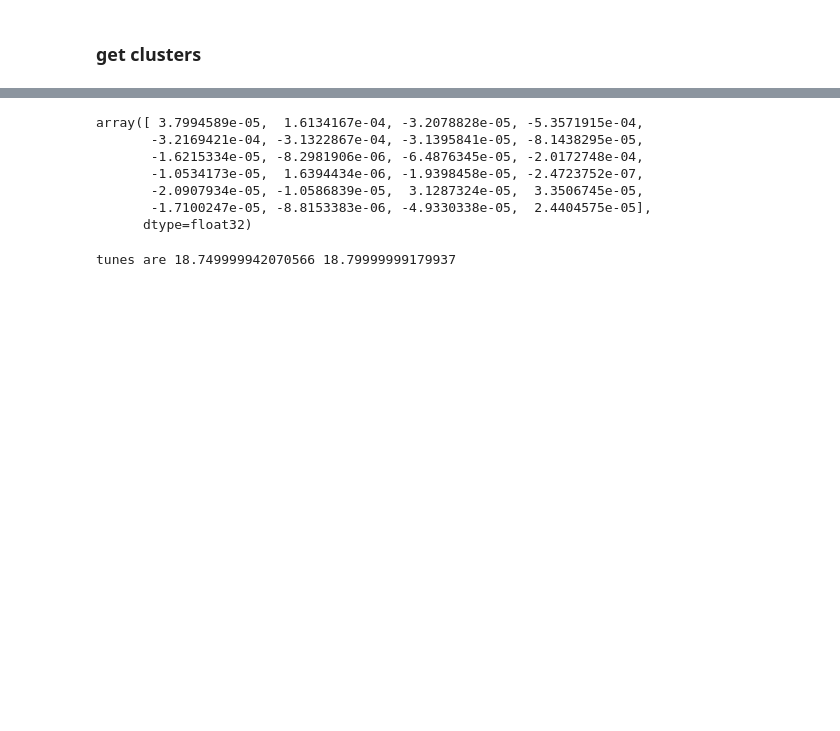
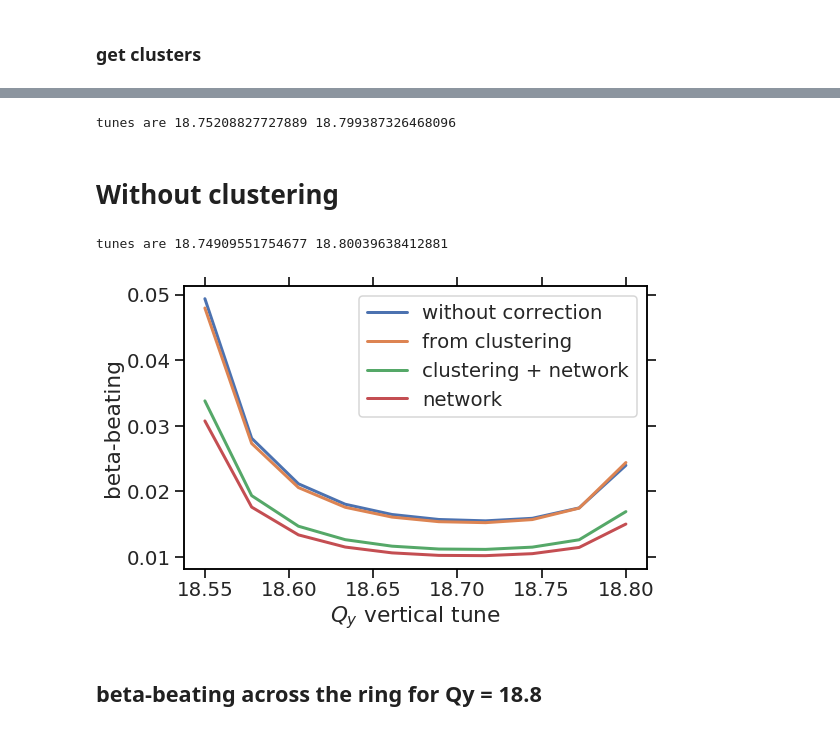
Before and after one commit to drabusov/predict_correctors, a Jupyter notebook: network.ipynb, the cells around one changed output, grey strips where cells are left out. Saved outputs shown, nothing was run; the diff lists cells and outputs as text; code cells hidden in the pictures; blank space fills up the shorter version.

```diff
--- a/network.ipynb
+++ b/network.ipynb
@@ -271,23 +269,54 @@ plt.show();
+# %%
+# now predict using the data bout clusters
+cluster_names = [f"{name}_median" for name in Y.columns.tolist()]
+X_cluster = pd.DataFrame([Y_pred], columns=cluster_names)
+X_cluster["Cluster"] = [cluster]
+
+X_test = pd.DataFrame(X_test_scaled, columns=X_test.columns)
+
+X = X_test.join(X_cluster)
+
+Y_pred_cl_nw = model.predict(X)[0]
+Y_pred_cl_nw = d['scaler_y'].transform(Y_pred_cl_nw.reshape(1, -1))[0] / 1000
+# %%
+madx.input(matching(Qx, Qy))
+qx,qy = set_quads(Y_pred_cl_nw, madx)
+print(f"tunes are {qx} {qy}")
+twiss_cluster_nw = madx.table.twiss.dframe()
+
+stopband_clustered_nw = find_stopband(Y_pred_cl_nw, twiss_cold_arr, madx)
+# %% [output]
+tunes are 18.75208827727889 18.799387326468096
+# %% [markdown]
+# Without clustering
 # %%
 d = pickle.load(open("./results/dataset_scaled.p", "rb"))
+X_test = df[features]
 X_test_scaled = d['scaler_x'].transform(X_test)
 
-Y_pred_base = model_base.predict(X_test_scaled)[0]
+Y_pred_base = model_cv.predict(X_test_scaled)[0]
 Y_pred_base = d['scaler_y'].transform(Y_pred_base.reshape(1,-1))[0] / 1000
-# %%
-Y_pred_base
-# %% [output]
-array([ 3.7994589e-05,  1.6134167e-04, -3.2078828e-05, -5.3571915e-04,
-       -3.2169421e-04, -3.1322867e-04, -3.1395841e-05, -8.1438295e-05,
-       -1.6215334e-05, -8.2981906e-06, -6.4876345e-05, -2.0172748e-04,
-       -1.0534173e-05,  1.6394434e-06, -1.9398458e-05, -2.4723752e-07,
-       -2.0907934e-05, -1.0586839e-05,  3.1287324e-05,  3.3506745e-05,
-       -1.7100247e-05, -8.8153383e-06, -4.9330338e-05,  2.4404575e-05],
-      dtype=float32)
 # %%
 madx.input(matching(Qx, Qy))
 qx,qy = set_quads(Y_pred_base, madx)
 print(f"tunes are {qx} {qy}")
 twiss_base = madx.table.twiss.dframe()
+
+stopband_model = find_stopband(Y_pred_base, twiss_cold_arr, madx)
 # %% [output]
-tunes are 18.749999942070566 18.79999999179937
+tunes are 18.74909551754677 18.80039638412881
+# %%
+qy = np.linspace(18.55, Qy, 10)
+plt.plot(qy, stopband0, label="without correction")
+plt.plot(qy, stopband_clustered, label="from clustering")
+plt.plot(qy, stopband_clustered_nw, label= "clustering + network")
+plt.plot(qy, stopband_model, label= "network")
+
+plt.legend()
+
+plt.xlabel(r"$Q_y$ vertical tune")
+plt.ylabel("beta-beating")
+
+plt.show();
+# %% [output]
+[figure, added]
@@ -294,3 +336,5 @@ tunes are 18.749999942070566 18.79999999179937
+# %% [markdown]
+## beta-beating across the ring for Qy = 18.8
 # %%
 plt.plot(twiss_err['s'], twiss_err['bety'] / twiss['bety'] - 1)
 plt.plot(twiss_base['s'], twiss_base['bety'] / twiss['bety'] - 1)
```
Also changed, not shown: parts of 23 cells of this notebook.
